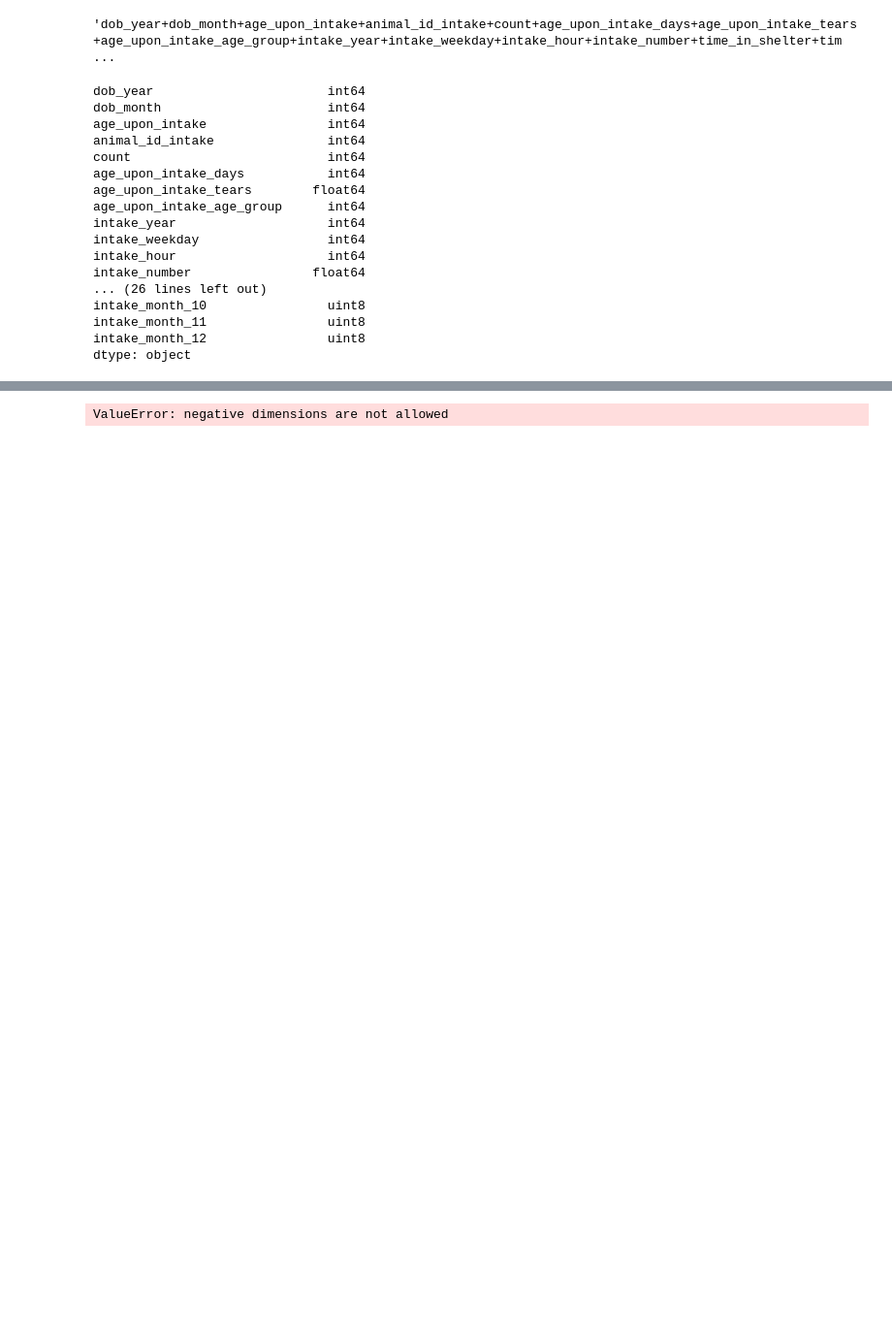
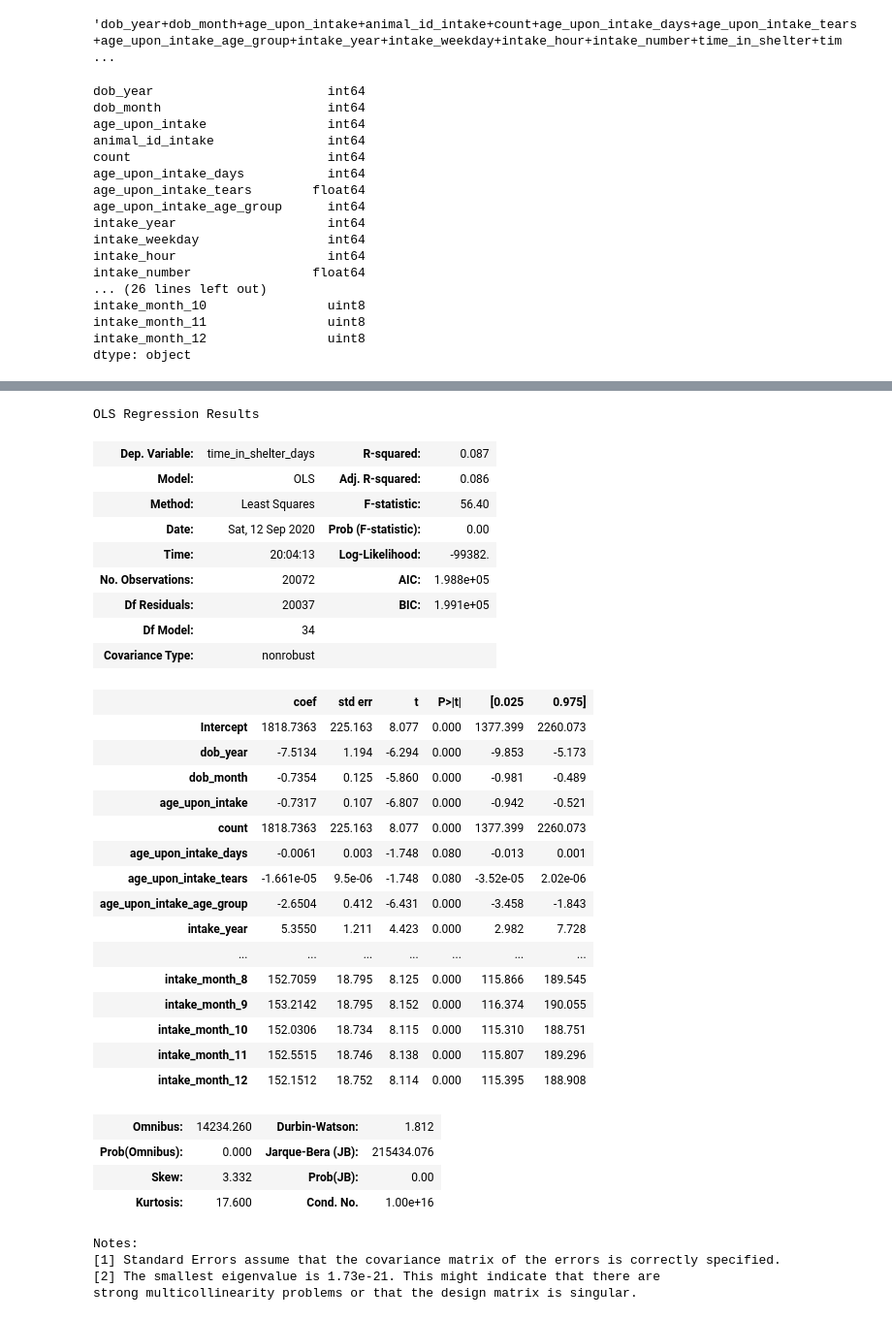
Before and after one commit to freeebooksdotcom/mod2project, a Jupyter notebook: Ignacio's Notebook.ipynb, the cells around one changed output, grey strips where cells are left out. Shown at 97% size. Cells and saved outputs as stored; diff of their text form; code cells hidden in the pictures; blank space fills up the shorter version.

```diff
--- a/Ignacio's Notebook.ipynb
+++ b/Ignacio's Notebook.ipynb
@@ -314,10 +357,43 @@ for i in row_groups:
 [figure]
 # %%
-lr_model = ols(formula='time_in_shelter_days~dob_year+dob_month+age_upon_intake+animal_id_intake+count+age_upon_intake_days+age_upon_intake_tears+age_upon_intake_age_group+intake_year+intake_weekday+intake_hour+intake_number+time_in_shelter+time_in_shelter_days+has_second_color+is_dog+is_male+is_fixed+found_lat+found_lon+is_breed2+is_mix+max_weight+max_height+max_life+health+color_bin+was_owned+season+intake_month_1+intake_month_2+intake_month_3+intake_month_4+intake_month_5+intake_month_6+intake_month_7+intake_month_8+intake_month_9+intake_month_10+intake_month_11+intake_month_12', data=df).fit()
+lr_model = ols(formula='time_in_shelter_days~dob_year+dob_month+age_upon_intake+count+age_upon_intake_days+age_upon_intake_tears+age_upon_intake_age_group+intake_year+intake_weekday+intake_hour+intake_number+has_second_color+is_dog+is_male+is_fixed+found_lat+found_lon+is_breed2+is_mix+max_weight+max_height+max_life+health+color_bin+was_owned+season+intake_month_1+intake_month_2+intake_month_3+intake_month_4+intake_month_5+intake_month_6+intake_month_7+intake_month_8+intake_month_9+intake_month_10+intake_month_11+intake_month_12', data=df).fit()
 
 lr_model.summary()
 # %% [output]
-ValueError: negative dimensions are not allowed
+OLS Regression Results
+| Dep. Variable: | time_in_shelter_days | R-squared: | 0.087 |
+| Model: | OLS | Adj. R-squared: | 0.086 |
+| Method: | Least Squares | F-statistic: | 56.40 |
+| Date: | Sat, 12 Sep 2020 | Prob (F-statistic): | 0.00 |
+| Time: | 20:04:13 | Log-Likelihood: | -99382. |
+| No. Observations: | 20072 | AIC: | 1.988e+05 |
+| Df Residuals: | 20037 | BIC: | 1.991e+05 |
+| Df Model: | 34 |  |  |
+| Covariance Type: | nonrobust |  |  |
+|  | coef | std err | t | P>|t| | [0.025 | 0.975] |
+| Intercept | 1818.7363 | 225.163 | 8.077 | 0.000 | 1377.399 | 2260.073 |
+| dob_year | -7.5134 | 1.194 | -6.294 | 0.000 | -9.853 | -5.173 |
+| dob_month | -0.7354 | 0.125 | -5.860 | 0.000 | -0.981 | -0.489 |
+| age_upon_intake | -0.7317 | 0.107 | -6.807 | 0.000 | -0.942 | -0.521 |
+| count | 1818.7363 | 225.163 | 8.077 | 0.000 | 1377.399 | 2260.073 |
+| age_upon_intake_days | -0.0061 | 0.003 | -1.748 | 0.080 | -0.013 | 0.001 |
+| age_upon_intake_tears | -1.661e-05 | 9.5e-06 | -1.748 | 0.080 | -3.52e-05 | 2.02e-06 |
+| age_upon_intake_age_group | -2.6504 | 0.412 | -6.431 | 0.000 | -3.458 | -1.843 |
+| intake_year | 5.3550 | 1.211 | 4.423 | 0.000 | 2.982 | 7.728 |
+| ... | ... | ... | ... | ... | ... | ... |
+| intake_month_8 | 152.7059 | 18.795 | 8.125 | 0.000 | 115.866 | 189.545 |
+| intake_month_9 | 153.2142 | 18.795 | 8.152 | 0.000 | 116.374 | 190.055 |
+| intake_month_10 | 152.0306 | 18.734 | 8.115 | 0.000 | 115.310 | 188.751 |
+| intake_month_11 | 152.5515 | 18.746 | 8.138 | 0.000 | 115.807 | 189.296 |
+| intake_month_12 | 152.1512 | 18.752 | 8.114 | 0.000 | 115.395 | 188.908 |
+| Omnibus: | 14234.260 | Durbin-Watson: | 1.812 |
+| Prob(Omnibus): | 0.000 | Jarque-Bera (JB): | 215434.076 |
+| Skew: | 3.332 | Prob(JB): | 0.00 |
+| Kurtosis: | 17.600 | Cond. No. | 1.00e+16 |
+Notes:
+[1] Standard Errors assume that the covariance matrix of the errors is correctly specified.
+[2] The smallest eigenvalue is 1.73e-21. This might indicate that there are
+strong multicollinearity problems or that the design matrix is singular.
 # %%
 mask = np.random.rand(len(df)) < 0.8
 df_train = df[mask]
```
Also changed, not shown: parts of 18 cells of this notebook, 5 other files.
